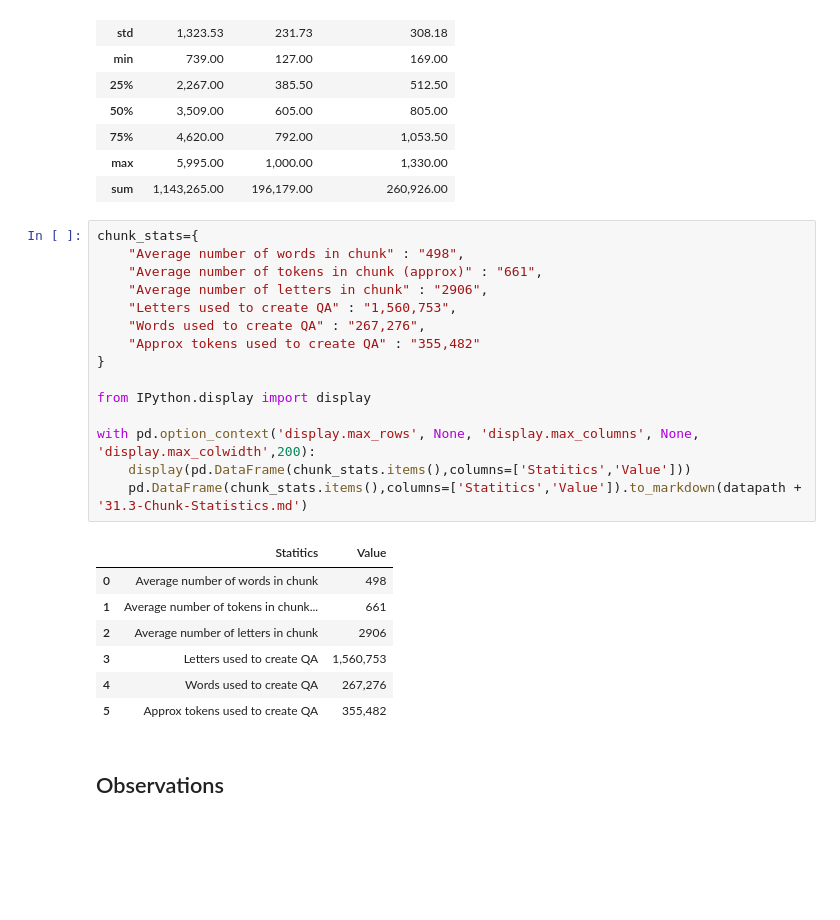
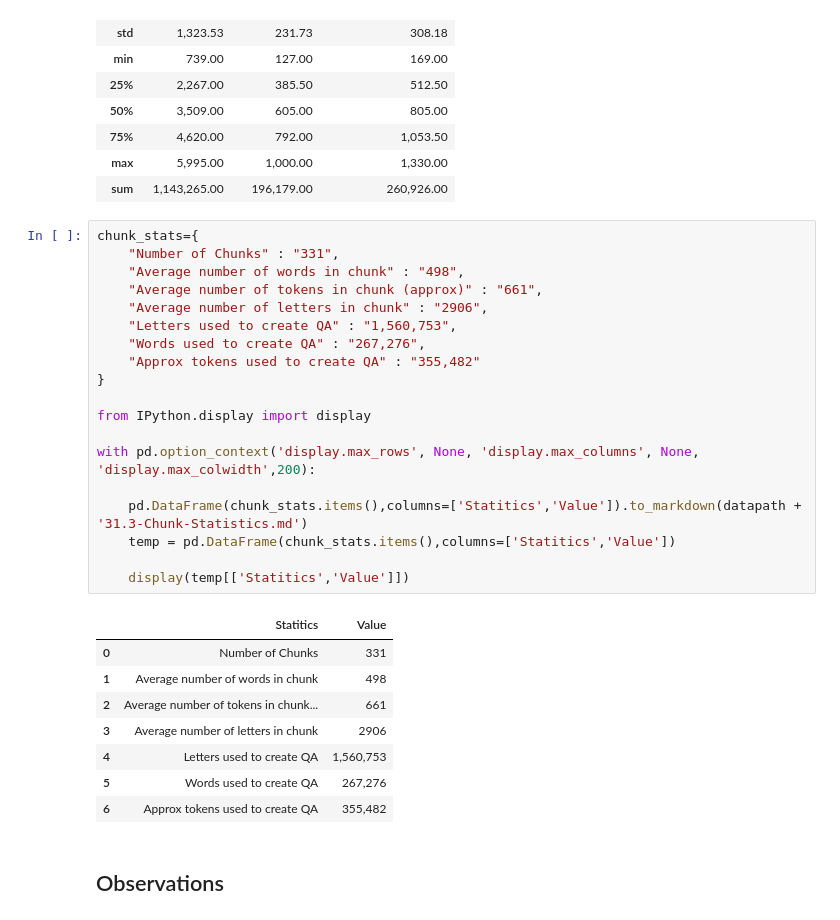
Before and after one commit to dasarpai/HBQA, a Jupyter notebook: 31_HBQA_Analysis.ipynb, the cells around one changed output. Saved outputs shown, nothing was run; the diff lists cells and outputs as text; blank space fills up the shorter version.

```diff
--- a/31_HBQA_Analysis.ipynb
+++ b/31_HBQA_Analysis.ipynb
@@ -615,27 +634,32 @@ describe(df_hbqa_chunk_with_qa[[ 'Chunk_Letters', 'Chunk_Words','Chunk_Approx_To
 | sum | 1,143,265.00 | 196,179.00 | 260,926.00 |
 # %%
 chunk_stats={
+    "Number of Chunks" : "331",
     "Average number of words in chunk" : "498",
     "Average number of tokens in chunk (approx)" : "661",
     "Average number of letters in chunk" : "2906",
     "Letters used to create QA" : "1,560,753",
     "Words used to create QA" : "267,276",
     "Approx tokens used to create QA" : "355,482"
 }
 
 from IPython.display import display
 
 with pd.option_context('display.max_rows', None, 'display.max_columns', None, 'display.max_colwidth',200):
-    display(pd.DataFrame(chunk_stats.items(),columns=['Statitics','Value']))
+
     pd.DataFrame(chunk_stats.items(),columns=['Statitics','Value']).to_markdown(datapath + '31.3-Chunk-Statistics.md')
+    temp = pd.DataFrame(chunk_stats.items(),columns=['Statitics','Value'])
+
+    display(temp[['Statitics','Value']])
 # %% [output]
 |  | Statitics | Value |
-| 0 | Average number of words in chunk | 498 |
-| 1 | Average number of tokens in chunk... | 661 |
-| 2 | Average number of letters in chunk | 2906 |
-| 3 | Letters used to create QA | 1,560,753 |
-| 4 | Words used to create QA | 267,276 |
-| 5 | Approx tokens used to create QA | 355,482 |
+| 0 | Number of Chunks | 331 |
+| 1 | Average number of words in chunk | 498 |
+| 2 | Average number of tokens in chunk... | 661 |
+| 3 | Average number of letters in chunk | 2906 |
+| 4 | Letters used to create QA | 1,560,753 |
+| 5 | Words used to create QA | 267,276 |
+| 6 | Approx tokens used to create QA | 355,482 |
 # %% [markdown]
 ## Observations
 # %% [markdown]
```
Also changed, not shown: parts of 19 cells of this notebook.
